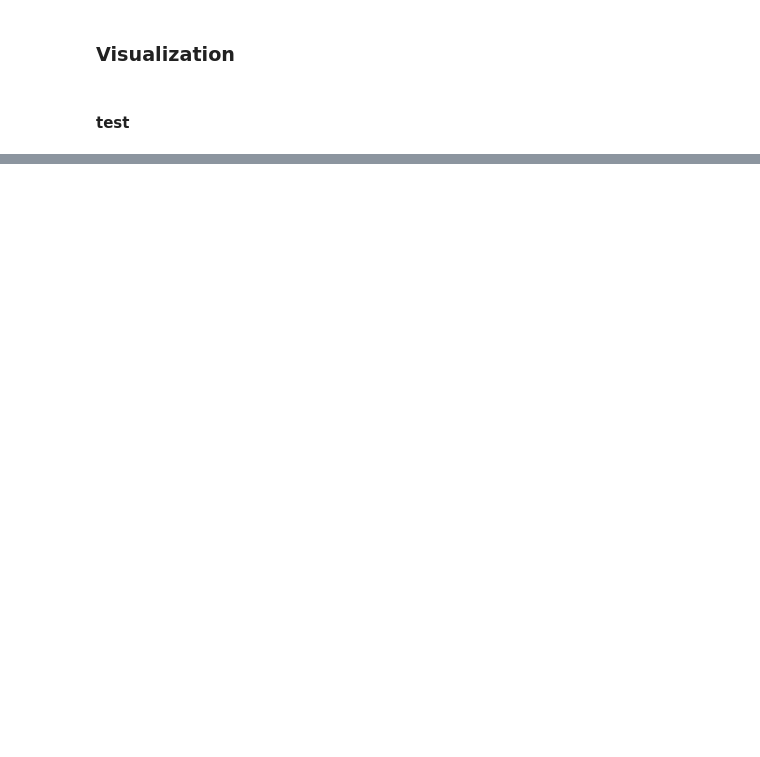
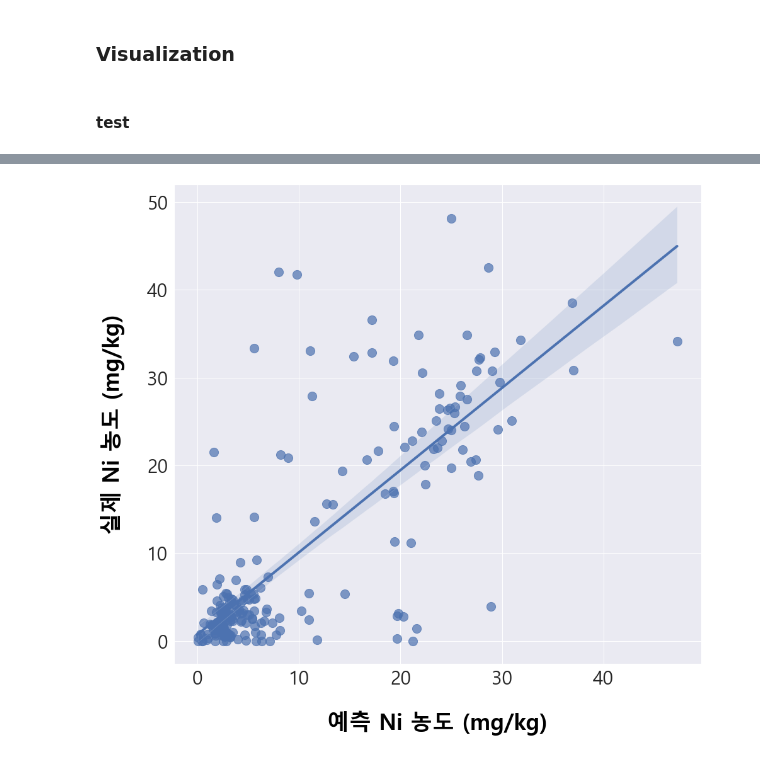
Before and after one commit to jyssys/graduation-thesis, a Jupyter notebook: soil_polution_predict copy.ipynb, the cells around one changed output, grey strips where cells are left out. Cells and saved outputs as stored; diff of their text form; code cells hidden in the pictures; blank space fills up the shorter version.

```diff
--- a/soil_polution_predict copy.ipynb
+++ b/soil_polution_predict copy.ipynb
@@ -781,6 +857,7 @@ def lgbm_model(test, mine, X, y):
     lgbm_pred = np.zeros((test.shape[0]))
     mine_pred = np.zeros((mine.shape[0]))
     rmse_list = []
+    r2_list = []
 
     for tr_idx, val_idx in kf.split(X, y) :
         tr_x, tr_y = X.iloc[tr_idx], y.iloc[tr_idx]
@@ -792,25 +869,41 @@ def lgbm_model(test, mine, X, y):
         rmse = np.sqrt(mean_squared_error(np.expm1(val_y), pred))
         rmse_list.append(rmse)
 
+        r2 = cal_val_r2(np.array(pred), np.array(np.expm1(val_y)))
+        r2_list.append(r2)
+
         sub_pred = np.expm1([0 if x < 0 else x for x in lgbm.predict(test)]) / 20
         sub_pred_2 = np.expm1([0 if x < 0 else x for x in lgbm.predict(mine)]) / 20
 
         lgbm_pred += sub_pred
         mine_pred += sub_pred_2
 
-    print(f'{lgbm.__class__.__name__}의 20fold 평균 RMSE는 {np.mean(rmse_list)}')
+    print(f'Validation {lgbm.__class__.__name__}의 20fold 평균 RMSE는 {np.mean(rmse_list)}')
+    print(f'Validation {lgbm.__class__.__name__}의 20fold 평균 R2는 {np.mean(r2_list)}')
     return lgbm_pred, mine_pred
 
 def lgbm_train_model(X, y):
-    lgbm = LGBMRegressor(random_state = 605, max_depth = 6,
+    lgbm = LGBMRegressor(random_state = 605, max_depth = 4,
                          n_estimators = 1000, num_leaves = 64, min_child_samples = 3, learning_rate = 0.1, num_iterations = 1000)
 
-    lgbm.fit(X, y)
-    train_pred = np.expm1([0 if x < 0 else x for x in lgbm.predict(X)])
-    #r2 = cal_train_r2(train_pred, np.expm1(y))
-    r2 = r2_score(np.expm1(y), train_pred)
+    rmse_list = []
+    r2_list = []
 
-    print(f'R2 score는 {r2}')
+    for tr_idx, val_idx in kf.split(X, y) :
+        tr_x, tr_y = X.iloc[tr_idx], y.iloc[tr_idx]
+        val_x, val_y = X.iloc[val_idx], y.iloc[val_idx]
+
+        lgbm.fit(tr_x, tr_y)
+        pred = np.expm1([0 if x < 0 else x for x in lgbm.predict(tr_x)])
+
+        rmse = np.sqrt(mean_squared_error(np.expm1(tr_y), pred))
+        rmse_list.append(rmse)
+
+        r2 = r2_score(np.expm1(tr_y), np.array(pred))
+        r2_list.append(r2)
+
+    print(f'Train {lgbm.__class__.__name__}의 20fold 평균 RMSE는 {np.mean(rmse_list)}')
+    print(f'Train {lgbm.__class__.__name__}의 20fold 평균 R2는 {np.mean(r2_list)}')
 # %%
 As_lgbm_pred, As_lgbm_mine_pred = lgbm_model(As_test, As_yj_mine_data, As_X, As_y)
 # %% [output]
@@ -1272,0 +1411,11 @@ vis_Ni_list = [ngb_Ni_test, rf_Ni_test, etc_Ni_test, gb_Ni_test, cb_Ni_test, lgb
+# %%
+#plt.title('GradientBoostRegressor를 이용하여 예측한 Ni의 선형 그래프', fontdict={'color': 'black', 'weight': 'bold', 'size': 25}, pad=40)
+#plt.scatter(gb_Ni_test['Ni_value'], gb_Ni_test['Ni_real_value'], marker='D', alpha=0.5)
+plt.xticks(fontsize = 30)
+plt.yticks(fontsize = 30)
+sns.regplot(gb_Ni_test['Ni_value'], gb_Ni_test['Ni_real_value'], scatter_kws={'s': 200, 'alpha': 0.7}, line_kws={'linewidth':4})
+plt.xlabel('예측 Ni 농도 (mg/kg)', fontdict={'color': 'black', 'size': 35, 'weight': 'bold'}, labelpad=35)
+plt.ylabel('실제 Ni 농도 (mg/kg)', fontdict={'color': 'black', 'size': 35, 'weight': 'bold'}, labelpad=35)
+plt.show()
+# %% [output]
+[figure, added]
```
Also changed, not shown: parts of 68 cells of this notebook, 37 other files.
